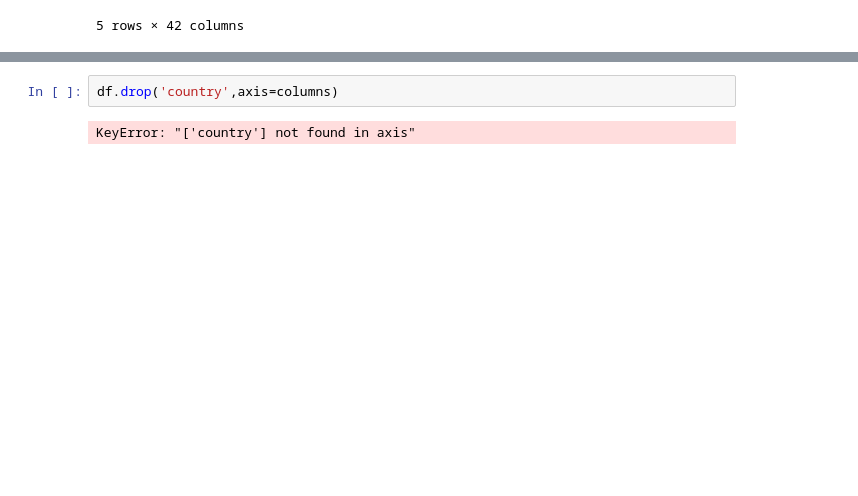
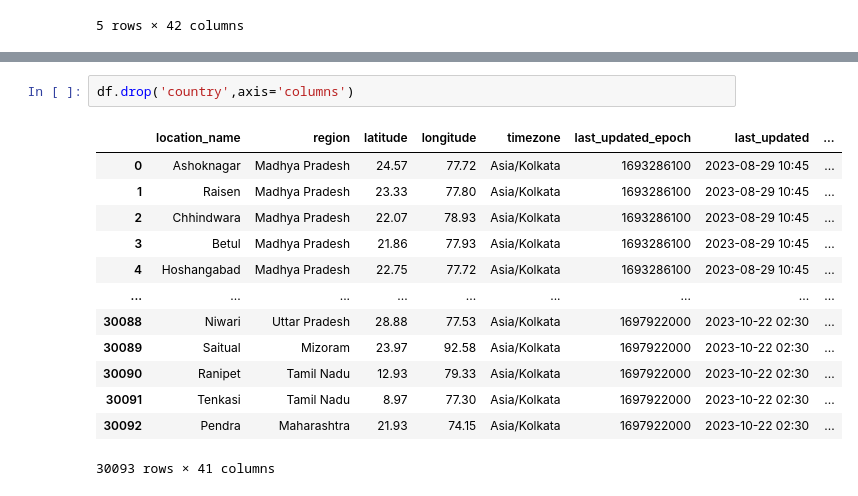
Before and after one commit to agpersonal6104/Machine-Learning, a Jupyter notebook: RainfallPredictionIndia.ipynb, the cells around one changed output, grey strips where cells are left out. Cells and saved outputs as stored; diff of their text form; blank space fills up the shorter version.

```diff
--- a/RainfallPredictionIndia.ipynb
+++ b/RainfallPredictionIndia.ipynb
@@ -29,5 +44,17 @@ df.head(5)
 # %%
-df.drop('country',axis=columns)
+df.drop('country',axis='columns')
 # %% [output]
+|  | location_name | region | latitude | longitude | timezone | last_updated_epoch | last_updated | ... |
+| 0 | Ashoknagar | Madhya Pradesh | 24.57 | 77.72 | Asia/Kolkata | 1693286100 | 2023-08-29 10:45 | ... |
+| 1 | Raisen | Madhya Pradesh | 23.33 | 77.80 | Asia/Kolkata | 1693286100 | 2023-08-29 10:45 | ... |
+| 2 | Chhindwara | Madhya Pradesh | 22.07 | 78.93 | Asia/Kolkata | 1693286100 | 2023-08-29 10:45 | ... |
+| 3 | Betul | Madhya Pradesh | 21.86 | 77.93 | Asia/Kolkata | 1693286100 | 2023-08-29 10:45 | ... |
+| 4 | Hoshangabad | Madhya Pradesh | 22.75 | 77.72 | Asia/Kolkata | 1693286100 | 2023-08-29 10:45 | ... |
+| ... | ... | ... | ... | ... | ... | ... | ... | ... |
+| 30088 | Niwari | Uttar Pradesh | 28.88 | 77.53 | Asia/Kolkata | 1697922000 | 2023-10-22 02:30 | ... |
+| 30089 | Saitual | Mizoram | 23.97 | 92.58 | Asia/Kolkata | 1697922000 | 2023-10-22 02:30 | ... |
+| 30090 | Ranipet | Tamil Nadu | 12.93 | 79.33 | Asia/Kolkata | 1697922000 | 2023-10-22 02:30 | ... |
+| 30091 | Tenkasi | Tamil Nadu | 8.97 | 77.30 | Asia/Kolkata | 1697922000 | 2023-10-22 02:30 | ... |
+| 30092 | Pendra | Maharashtra | 21.93 | 74.15 | Asia/Kolkata | 1697922000 | 2023-10-22 02:30 | ... |
-KeyError: "['country'] not found in axis"
+30093 rows × 41 columns
 # %%
```
Also changed, not shown: parts of 7 cells of this notebook.
